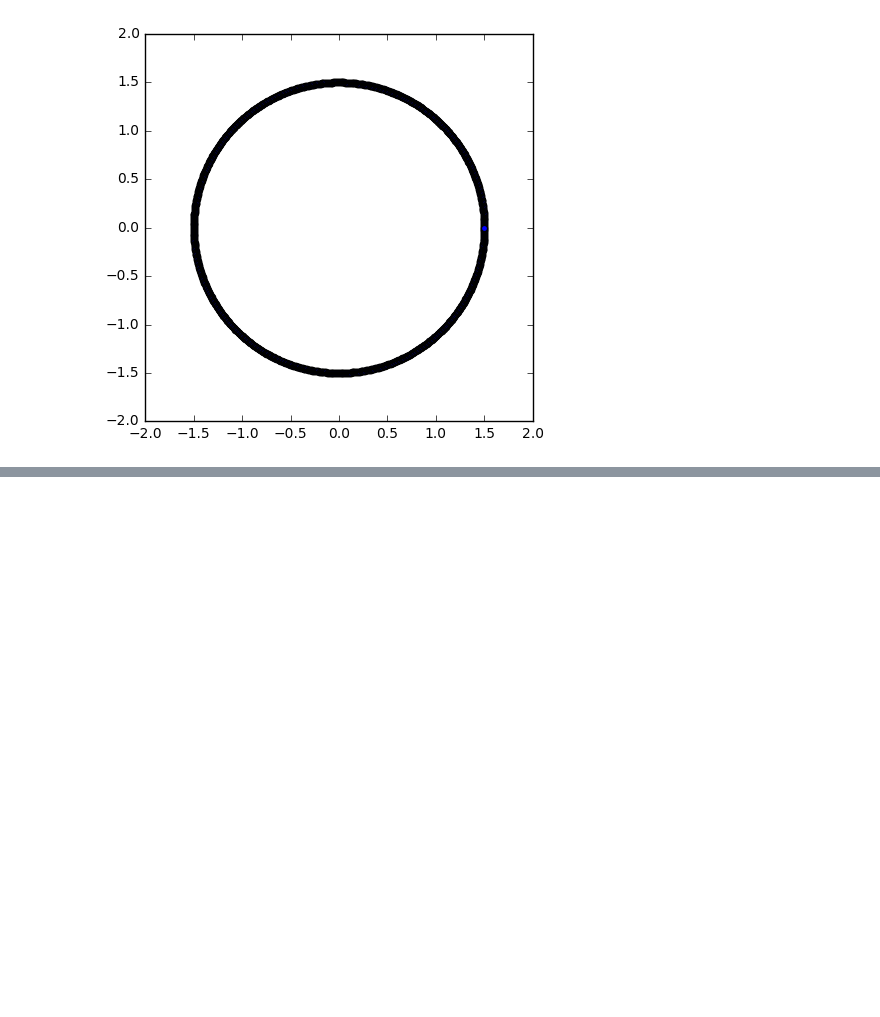
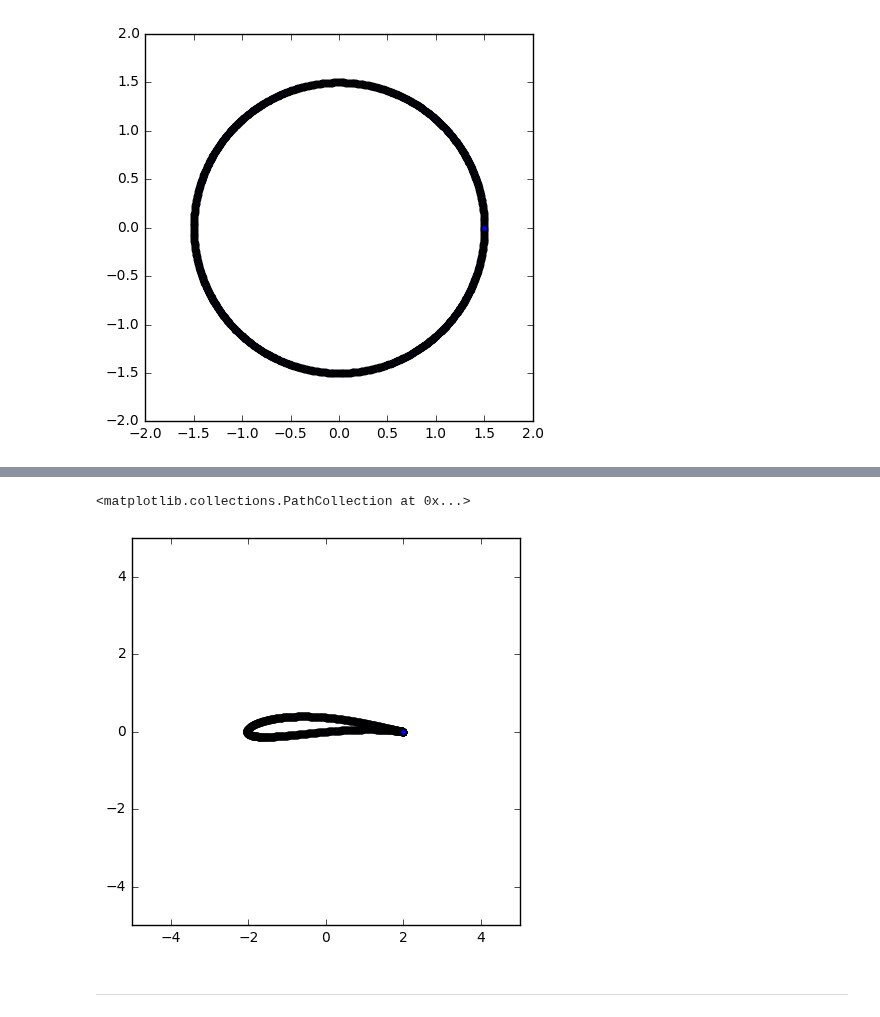
Before and after one commit to iamisrapel/MAE6226, a Jupyter notebook: 06_assignment.ipynb, the cells around one changed output, grey strips where cells are left out. Cells and saved outputs as stored; diff of their text form; code cells hidden in the pictures; blank space fills up the shorter version.

```diff
--- a/06_assignment.ipynb
+++ b/06_assignment.ipynb
@@ -36,0 +62,19 @@ pyplot.scatter(z_real,z_imag)
+# %%
+delta_x = 0.1
+delta_y = 0.1
+R_3 = ((c-(-delta_x))**2 + delta_y**2)**0.5
+# %%
+x_3 = -delta_x +R_3*numpy.cos(theta)
+y_3 = R_3*numpy.sin(theta)+delta_y
+z_3 = x_3+y_3*1j
+z_3trans = j_trans(z_3,c)
+# %%
+pyplot.figure(figsize = (5,5))
+pyplot.xlim(-5,5)
+pyplot.ylim(-5,5)
+pyplot.scatter(z_3trans.real,z_3trans.imag)
+# %% [output]
+<matplotlib.collections.PathCollection at 0x...>
+[figure, added]
+# %% [markdown]
+---
```
Also changed, not shown: parts of 9 cells of this notebook.
